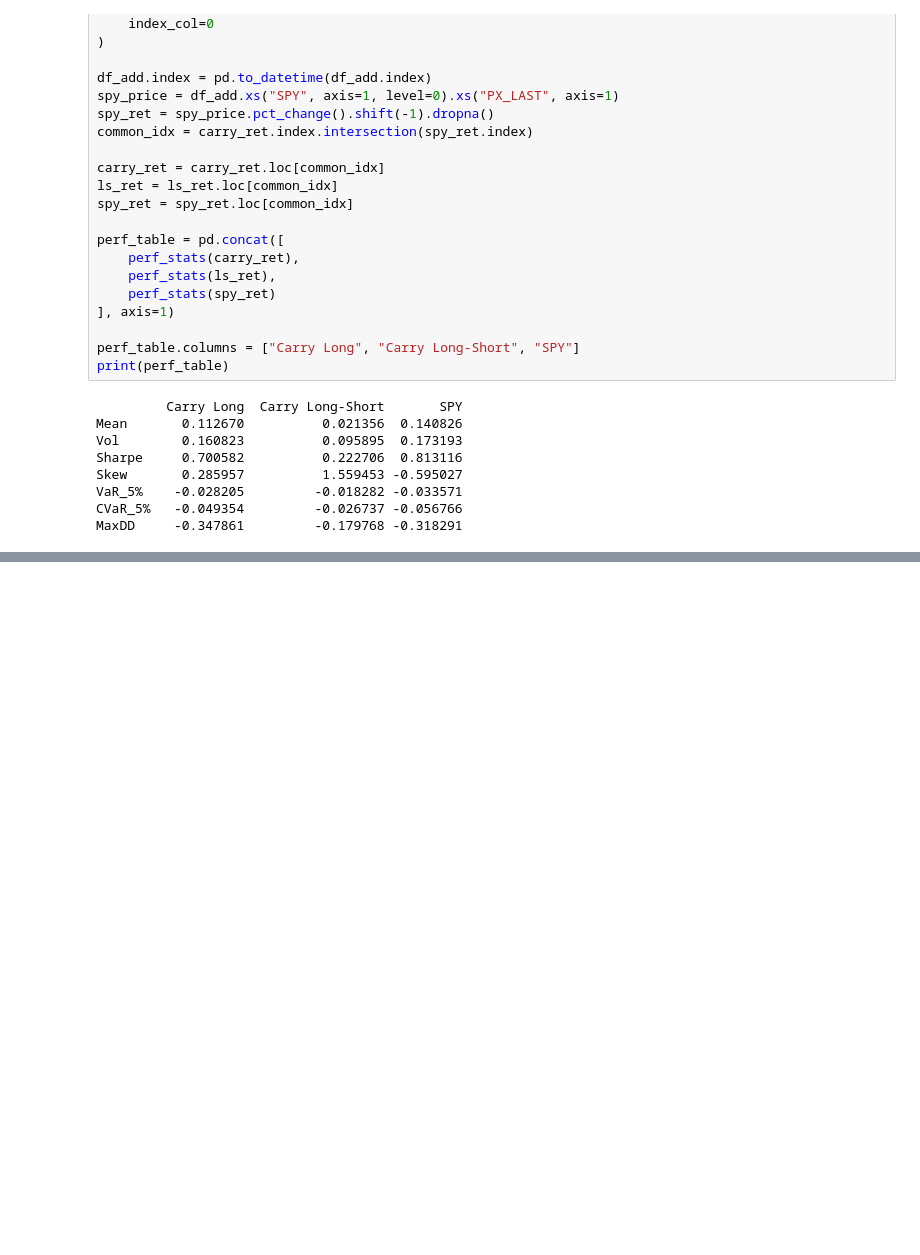
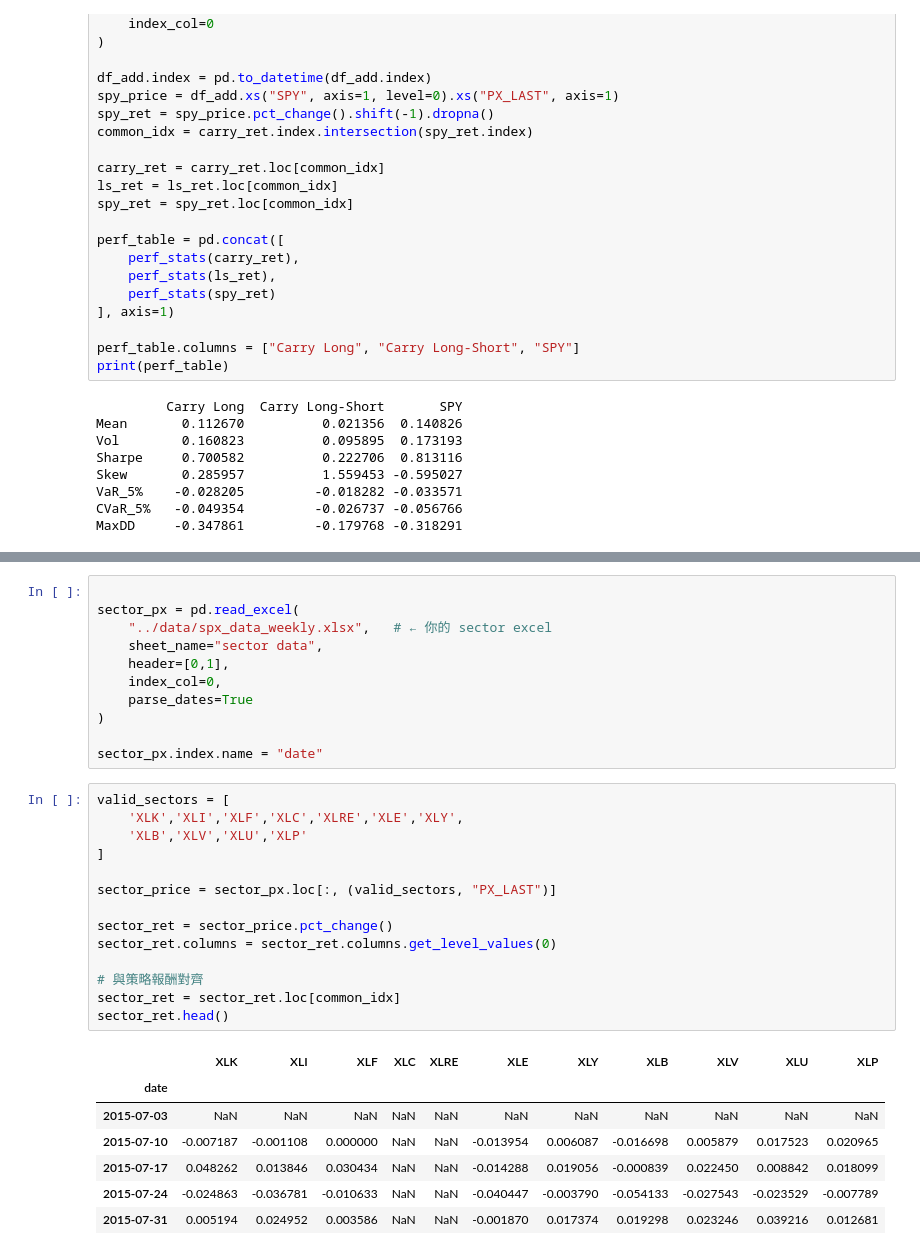
Before and after one commit to c33git/FINM36700-Group-C-18, a Jupyter notebook: Homework 8/Hsiao-Chi.ipynb, the cells around one changed output, grey strips where cells are left out. Cells and saved outputs as stored; diff of their text form; blank space fills up the shorter version.

```diff
--- a/Homework 8/Hsiao-Chi.ipynb
+++ b/Homework 8/Hsiao-Chi.ipynb
@@ -231,0 +248,33 @@ MaxDD     -0.347861         -0.179768 -0.318291
+# %%
+
+sector_px = pd.read_excel(
+    "../data/spx_data_weekly.xlsx",   # ← 你的 sector excel
+    sheet_name="sector data",
+    header=[0,1],
+    index_col=0,
+    parse_dates=True
+)
+
+sector_px.index.name = "date"
+# %%
+valid_sectors = [
+    'XLK','XLI','XLF','XLC','XLRE','XLE','XLY',
+    'XLB','XLV','XLU','XLP'
+]
+
+sector_price = sector_px.loc[:, (valid_sectors, "PX_LAST")]
+
+sector_ret = sector_price.pct_change()
+sector_ret.columns = sector_ret.columns.get_level_values(0)
+
+# 與策略報酬對齊
+sector_ret = sector_ret.loc[common_idx]
+sector_ret.head()
+# %% [output]
+|  | XLK | XLI | XLF | XLC | XLRE | XLE | XLY | XLB | XLV | XLU | XLP |
+| date |  |  |  |  |  |  |  |  |  |  |  |
+| 2015-07-03 | NaN | NaN | NaN | NaN | NaN | NaN | NaN | NaN | NaN | NaN | NaN |
+| 2015-07-10 | -0.007187 | -0.001108 | 0.000000 | NaN | NaN | -0.013954 | 0.006087 | -0.016698 | 0.005879 | 0.017523 | 0.020965 |
+| 2015-07-17 | 0.048262 | 0.013846 | 0.030434 | NaN | NaN | -0.014288 | 0.019056 | -0.000839 | 0.022450 | 0.008842 | 0.018099 |
+| 2015-07-24 | -0.024863 | -0.036781 | -0.010633 | NaN | NaN | -0.040447 | -0.003790 | -0.054133 | -0.027543 | -0.023529 | -0.007789 |
+| 2015-07-31 | 0.005194 | 0.024952 | 0.003586 | NaN | NaN | -0.001870 | 0.017374 | 0.019298 | 0.023246 | 0.039216 | 0.012681 |
```
Also changed, not shown: parts of 14 cells of this notebook.
